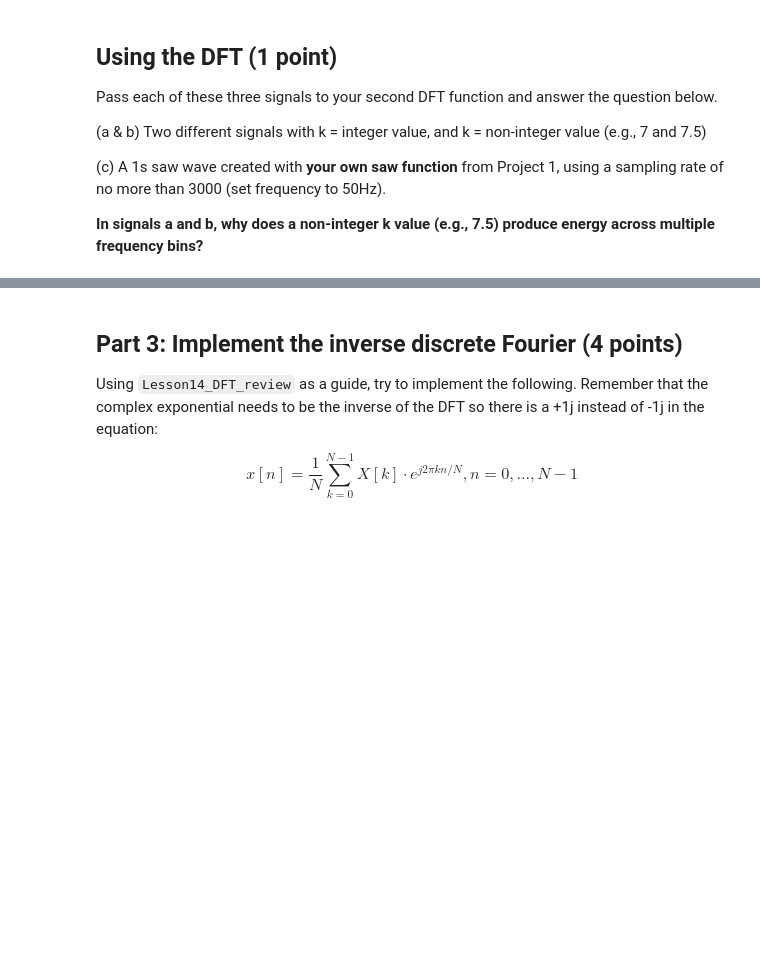
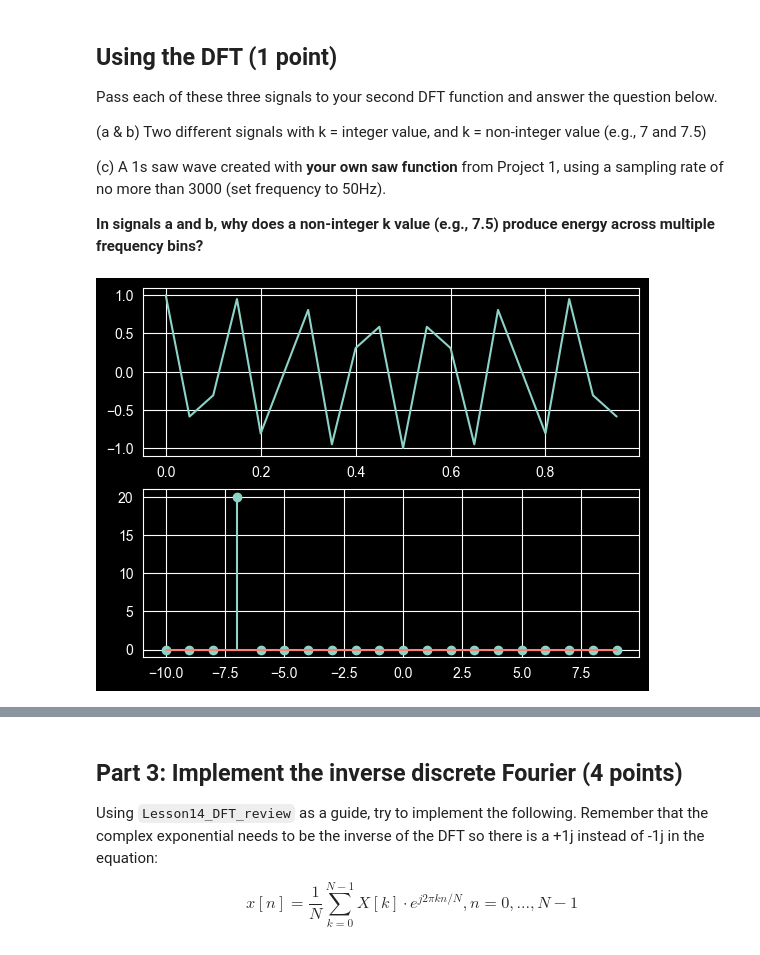
Before and after one commit to denayeisnotokay/AudioTechII, a Jupyter notebook: HW/HW2.ipynb, the cells around one changed output, grey strips where cells are left out. Cells and saved outputs as stored; diff of their text form; code cells hidden in the pictures; blank space fills up the shorter version.

```diff
--- a/HW/HW2.ipynb
+++ b/HW/HW2.ipynb
@@ -98,0 +195,8 @@ Pass each of these three signals to your second DFT function and answer the ques
+# %%
+x1 = cSine(7, 20)
+x2 = cSine(7.5, 20)
+x3 = gen_wave('saw', 50, 1, 1000)
+# %%
+myDFT2(x1)
+# %% [output]
+[figure, added]
```
Also changed, not shown: parts of 15 cells of this notebook.
